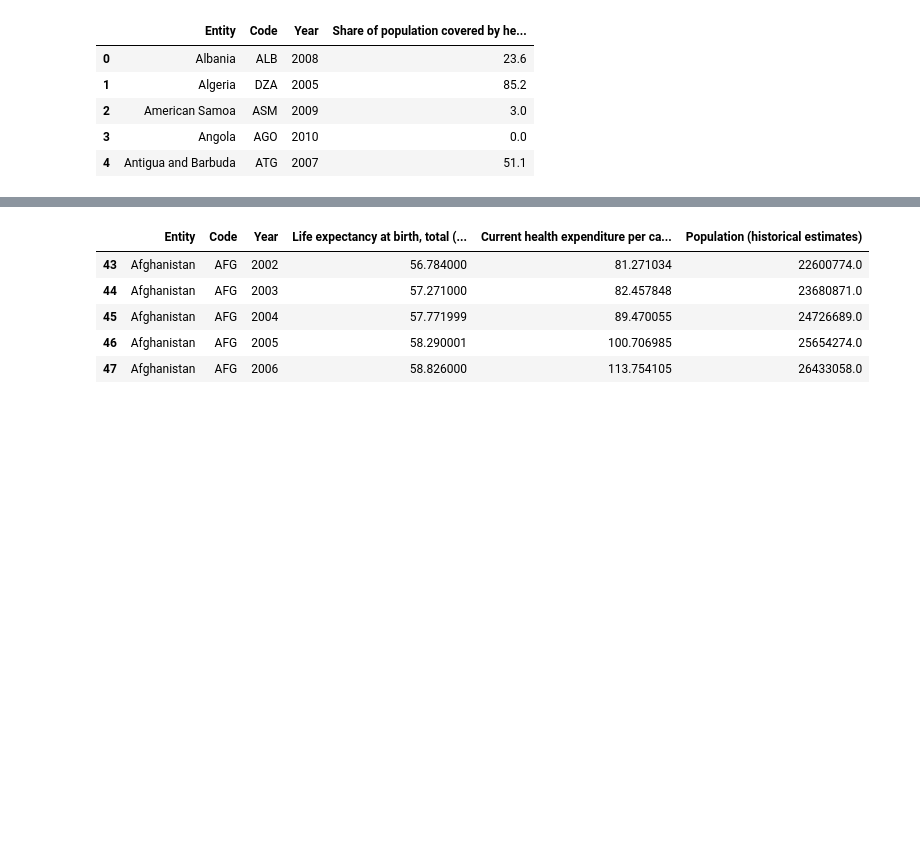
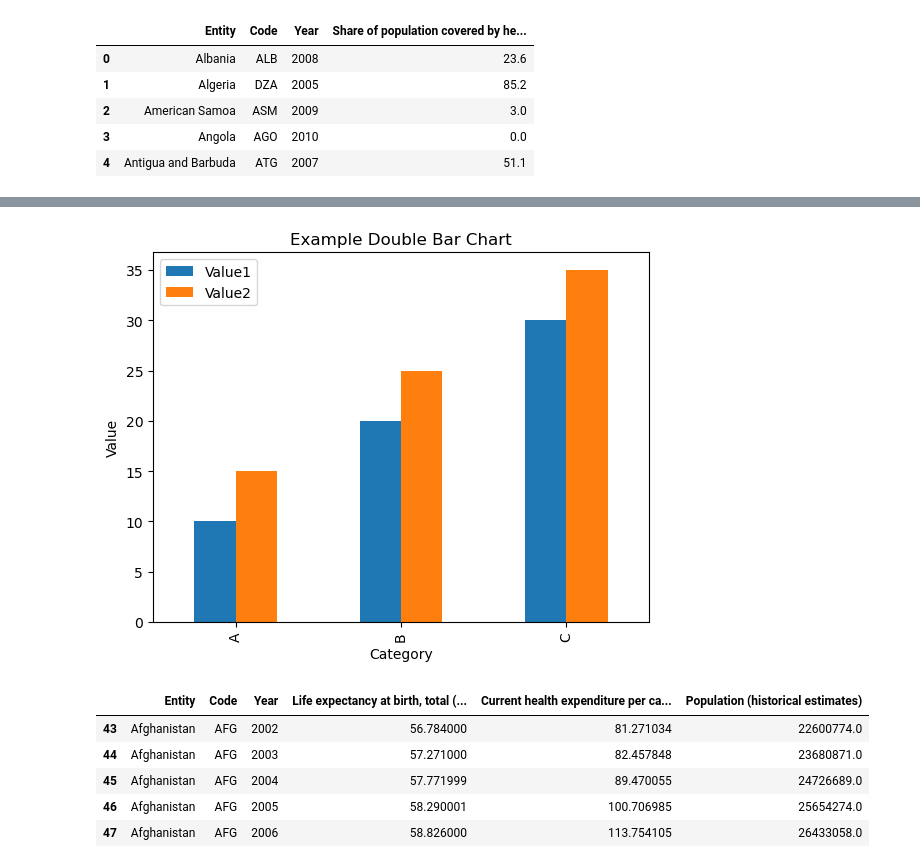
Before and after one commit to Smor-1/Health_Insurance_Cost_Prediction, a Jupyter notebook: roza_notebook.ipynb, the cells around one changed output, grey strips where cells are left out. Saved outputs shown, nothing was run; the diff lists cells and outputs as text; code cells hidden in the pictures; blank space fills up the shorter version.

```diff
--- a/roza_notebook.ipynb
+++ b/roza_notebook.ipynb
@@ -68,3 +88,28 @@ how_much.head()
+# %%
+import pandas as pd
+import matplotlib.pyplot as plt
+
+# Example data
+data = {'Category': ['A', 'B', 'C'],
+        'Value1': [10, 20, 30],
+        'Value2': [15, 25, 35]}
+df = pd.DataFrame(data)
+
+# Set index to category column
+df.set_index('Category', inplace=True)
+
+# Create bar chart
+ax = df.plot(kind='bar')
+
+# Add labels and title
+ax.set_xlabel('Category')
+ax.set_ylabel('Value')
+ax.set_title('Example Double Bar Chart')
+
+# Show plot
+plt.show()
+# %% [output]
+[figure, added]
 # %%
 file_path=("financing_healthcare/life-expectancy-vs-healthcare-expenditure.csv")
 life_expectancy=pd.read_csv(file_path)
```
Also changed, not shown: parts of 4 cells of this notebook.
